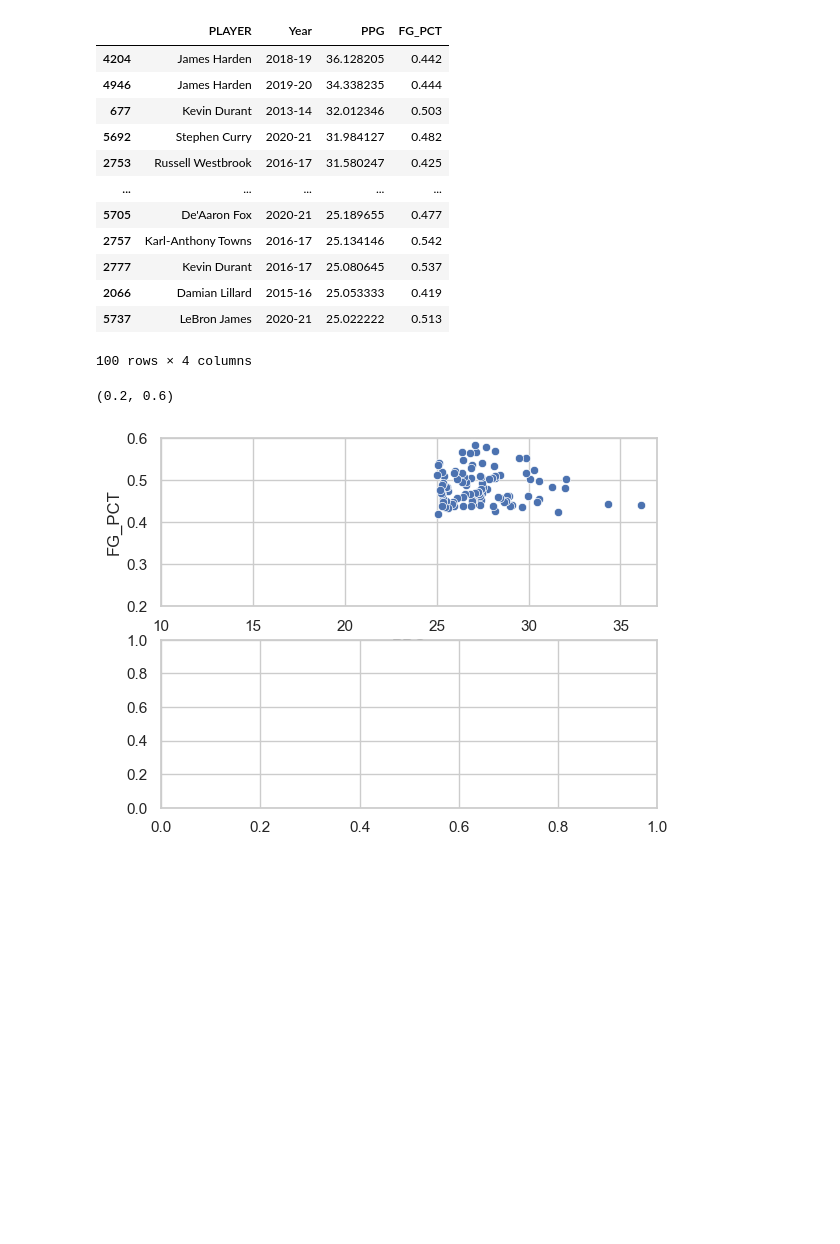
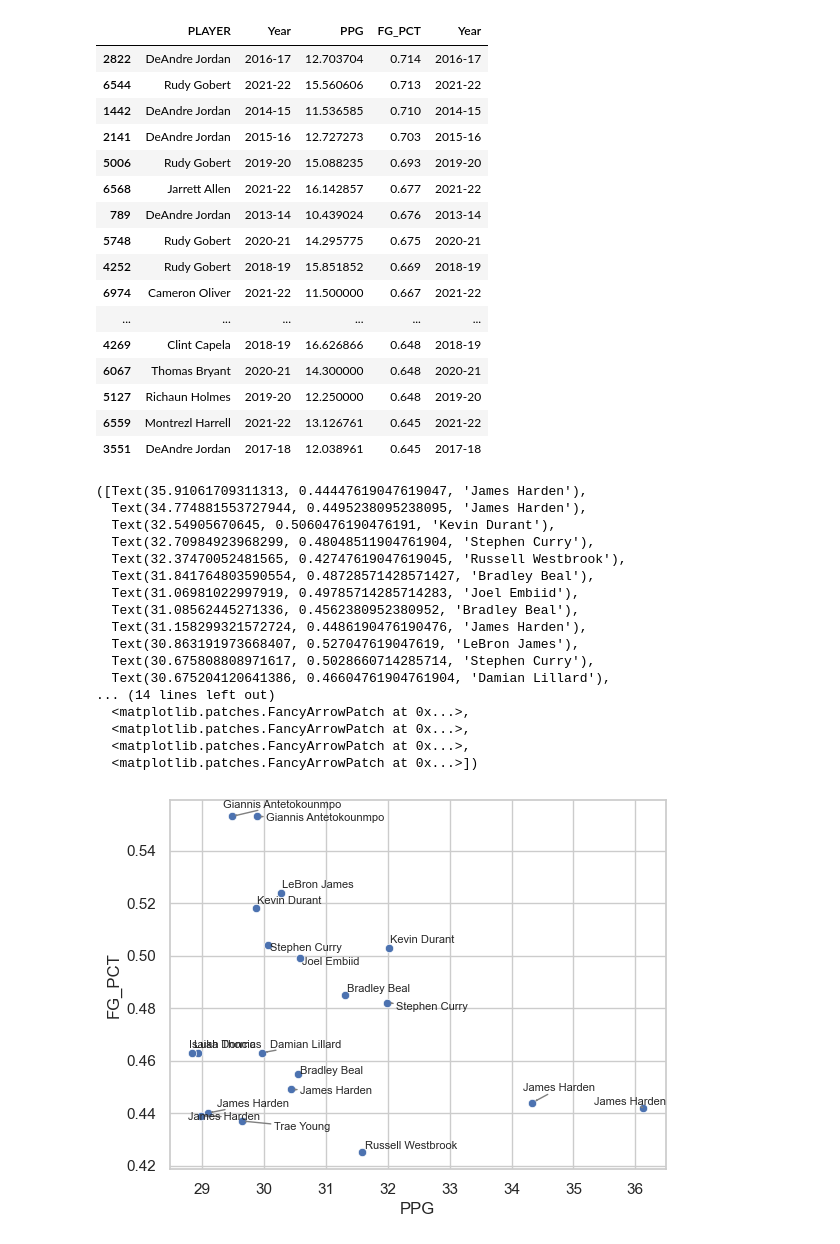
Before and after one commit to mikeyscupari/NBA-Data-Project, a Jupyter notebook: 2_Scorers.ipynb, the cells around one changed output. Drawn from its saved outputs; the diff is of its cells as text; code cells hidden in the pictures; blank space fills up the shorter version.

Commit message:
Visual

```diff
--- a/2_Scorers.ipynb
+++ b/2_Scorers.ipynb
@@ -23,38 +23,61 @@ df_rs = df[df['Season_type'] == 'Regular Season']
 df_rs_10 = df_rs[df_rs['PPG'] >= 10].copy()
 # %%
 # Set value for number of top scorers to display in visualization
-top_scorers = 100
-
-# Set value for sorting the dataframe i.e. PPG or FG%
-sort_value = 'PPG'
+top_scorers = 20
 
 # Create dataframe for the top scorers based on PPG and FG%
-df_ppg_eff = df_rs_10[['PLAYER', 'Year', 'PPG', 'FG_PCT']].sort_values(by=sort_value, ascending=False).head(top_scorers)
+df_ppg = df_rs_10[['PLAYER', 'Year', 'PPG', 'FG_PCT', 'Year']].sort_values(by='PPG', ascending=False).head(top_scorers)
+
+# Create dataframe for the most efficient scorers among players with at least 10 PPG
+df_eff = df_rs_10[['PLAYER', 'Year', 'PPG', 'FG_PCT', 'Year']].sort_values(by='FG_PCT', ascending=False).head(top_scorers)
 # %%
-df_ppg_eff
+df_eff
 # %% [output]
-|  | PLAYER | Year | PPG | FG_PCT |
-| 4204 | James Harden | 2018-19 | 36.128205 | 0.442 |
-| 4946 | James Harden | 2019-20 | 34.338235 | 0.444 |
-| 677 | Kevin Durant | 2013-14 | 32.012346 | 0.503 |
-| 5692 | Stephen Curry | 2020-21 | 31.984127 | 0.482 |
-| 2753 | Russell Westbrook | 2016-17 | 31.580247 | 0.425 |
-| ... | ... | ... | ... | ... |
-| 5705 | De'Aaron Fox | 2020-21 | 25.189655 | 0.477 |
-| 2757 | Karl-Anthony Towns | 2016-17 | 25.134146 | 0.542 |
-| 2777 | Kevin Durant | 2016-17 | 25.080645 | 0.537 |
-| 2066 | Damian Lillard | 2015-16 | 25.053333 | 0.419 |
-| 5737 | LeBron James | 2020-21 | 25.022222 | 0.513 |
+|  | PLAYER | Year | PPG | FG_PCT | Year |
+| 2822 | DeAndre Jordan | 2016-17 | 12.703704 | 0.714 | 2016-17 |
+| 6544 | Rudy Gobert | 2021-22 | 15.560606 | 0.713 | 2021-22 |
+| 1442 | DeAndre Jordan | 2014-15 | 11.536585 | 0.710 | 2014-15 |
+| 2141 | DeAndre Jordan | 2015-16 | 12.727273 | 0.703 | 2015-16 |
+| 5006 | Rudy Gobert | 2019-20 | 15.088235 | 0.693 | 2019-20 |
+| 6568 | Jarrett Allen | 2021-22 | 16.142857 | 0.677 | 2021-22 |
+| 789 | DeAndre Jordan | 2013-14 | 10.439024 | 0.676 | 2013-14 |
+| 5748 | Rudy Gobert | 2020-21 | 14.295775 | 0.675 | 2020-21 |
+| 4252 | Rudy Gobert | 2018-19 | 15.851852 | 0.669 | 2018-19 |
+| 6974 | Cameron Oliver | 2021-22 | 11.500000 | 0.667 | 2021-22 |
+| ... | ... | ... | ... | ... | ... |
+| 4269 | Clint Capela | 2018-19 | 16.626866 | 0.648 | 2018-19 |
+| 6067 | Thomas Bryant | 2020-21 | 14.300000 | 0.648 | 2020-21 |
+| 5127 | Richaun Holmes | 2019-20 | 12.250000 | 0.648 | 2019-20 |
+| 6559 | Montrezl Harrell | 2021-22 | 13.126761 | 0.645 | 2021-22 |
+| 3551 | DeAndre Jordan | 2017-18 | 12.038961 | 0.645 | 2017-18 |
-100 rows × 4 columns
 # %%
-fig, ax = plt.subplots(2, 1)
+from adjustText import adjust_text
 
 sns.set_theme(style='whitegrid')
 
-sns.scatterplot(data = df_ppg_eff, x='PPG', y='FG_PCT', ax=ax[0])
+sns.scatterplot(data = df_ppg, x='PPG', y='FG_PCT')
 
-ax[0].set_xlim(10,37)
-ax[0].set_ylim(0.2,0.6)
+texts = []
+for i, txt in enumerate(df_ppg.index):
+    texts.append(plt.text(df_ppg['PPG'].iloc[i], df_ppg['FG_PCT'].iloc[i], df_ppg['PLAYER'].iloc[i], fontsize=8))
+
+adjust_text(texts, arrowprops=dict(arrowstyle='->', color='gray'))
 # %% [output]
-(0.2, 0.6)
+([Text(35.91061709311313, 0.44447619047619047, 'James Harden'),
+  Text(34.774881553727944, 0.4495238095238095, 'James Harden'),
+  Text(32.54905670645, 0.5060476190476191, 'Kevin Durant'),
+  Text(32.70984923968299, 0.48048511904761904, 'Stephen Curry'),
+  Text(32.37470052481565, 0.42747619047619045, 'Russell Westbrook'),
+  Text(31.841764803590554, 0.48728571428571427, 'Bradley Beal'),
+  Text(31.06981022997919, 0.49785714285714283, 'Joel Embiid'),
+  Text(31.08562445271336, 0.4562380952380952, 'Bradley Beal'),
+  Text(31.158299321572724, 0.4486190476190476, 'James Harden'),
+  Text(30.863191973668407, 0.527047619047619, 'LeBron James'),
+  Text(30.675808808971617, 0.5028660714285714, 'Stephen Curry'),
+  Text(30.675204120641386, 0.46604761904761904, 'Damian Lillard'),
+... (14 lines left out)
+  <matplotlib.patches.FancyArrowPatch at 0x...>,
+  <matplotlib.patches.FancyArrowPatch at 0x...>,
+  <matplotlib.patches.FancyArrowPatch at 0x...>,
+  <matplotlib.patches.FancyArrowPatch at 0x...>])
-[figure, old version]
+[figure, new version]
```
Also changed, not shown: 1 other file.
